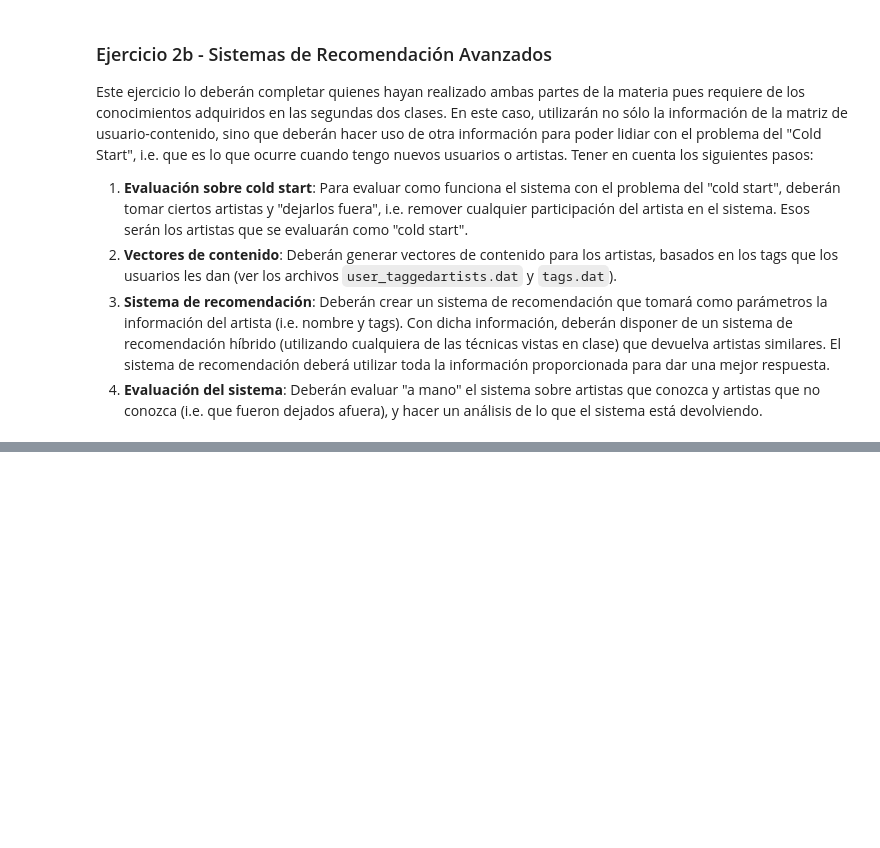
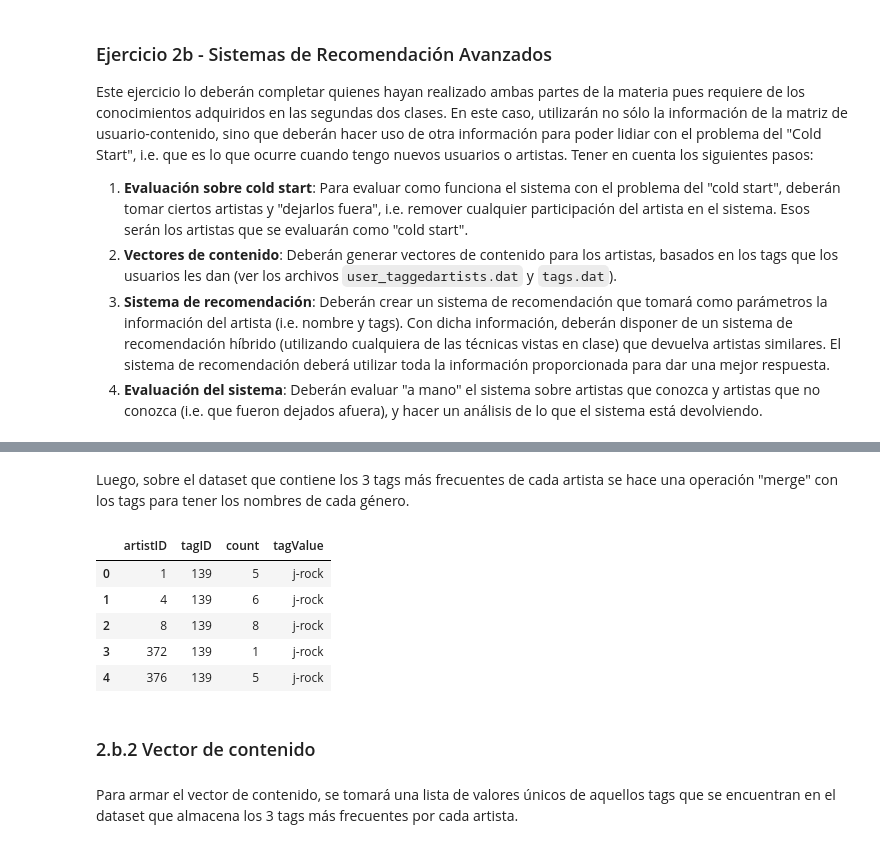
Before and after one commit to peraltadani/recsys, a Jupyter notebook: notebooks/practico.ipynb, the cells around one changed output, grey strips where cells are left out. Drawn from its saved outputs; the diff is of its cells as text; code cells hidden in the pictures; blank space fills up the shorter version.

```diff
--- a/notebooks/practico.ipynb
+++ b/notebooks/practico.ipynb
@@ -354,0 +379,18 @@ Este ejercicio lo deberán completar quienes hayan realizado ambas partes de la
+# %% [markdown]
+Luego, sobre el dataset que contiene los 3 tags más frecuentes de cada artista se hace una operación "merge" con los tags para tener los nombres de cada género.
+# %%
+# Merge con Tags para tener los nombres de tags
+artists_tags_top = user_tagged_artists_count.merge(tags, on="tagID").drop_duplicates()
+
+artists_tags_top.head()
+# %% [output]
+|  | artistID | tagID | count | tagValue |
+| 0 | 1 | 139 | 5 | j-rock |
+| 1 | 4 | 139 | 6 | j-rock |
+| 2 | 8 | 139 | 8 | j-rock |
+| 3 | 372 | 139 | 1 | j-rock |
+| 4 | 376 | 139 | 5 | j-rock |
+# %% [markdown]
+### 2.b.2 Vector de contenido
+# %% [markdown]
+Para armar el vector de contenido, se tomará una lista de valores únicos de aquellos tags que se encuentran en el dataset que almacena los 3 tags más frecuentes por cada artista.
```
Also changed, not shown: parts of 20 cells of this notebook.
